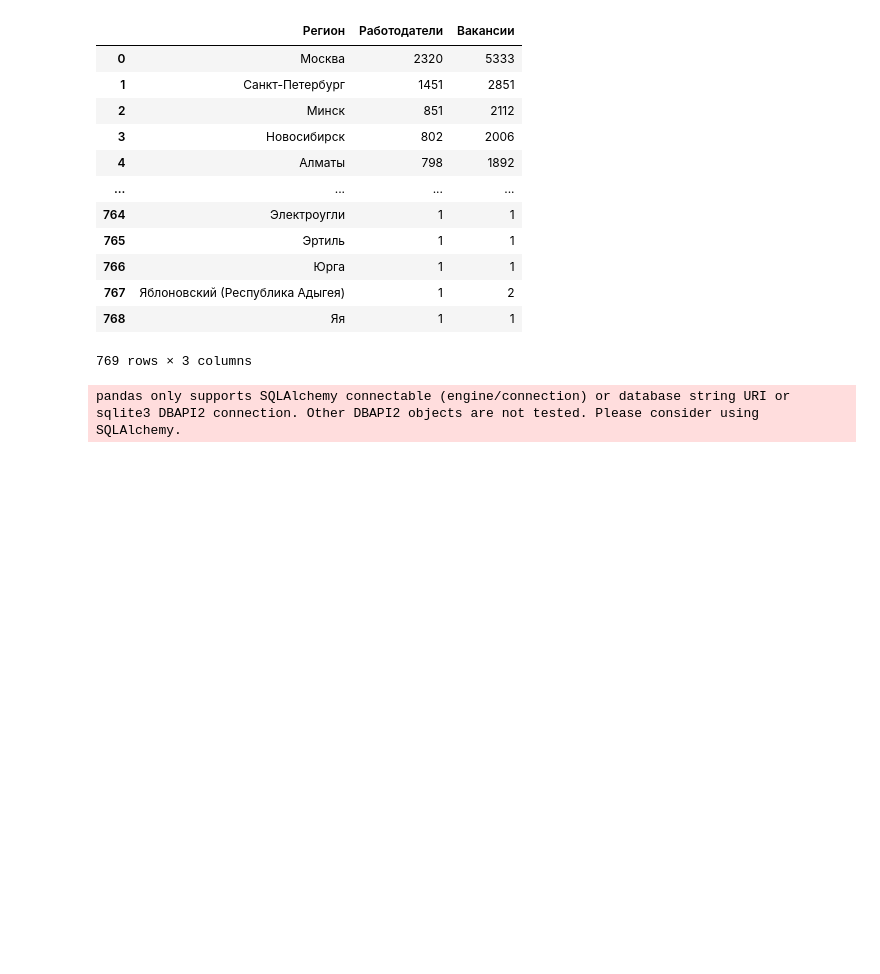
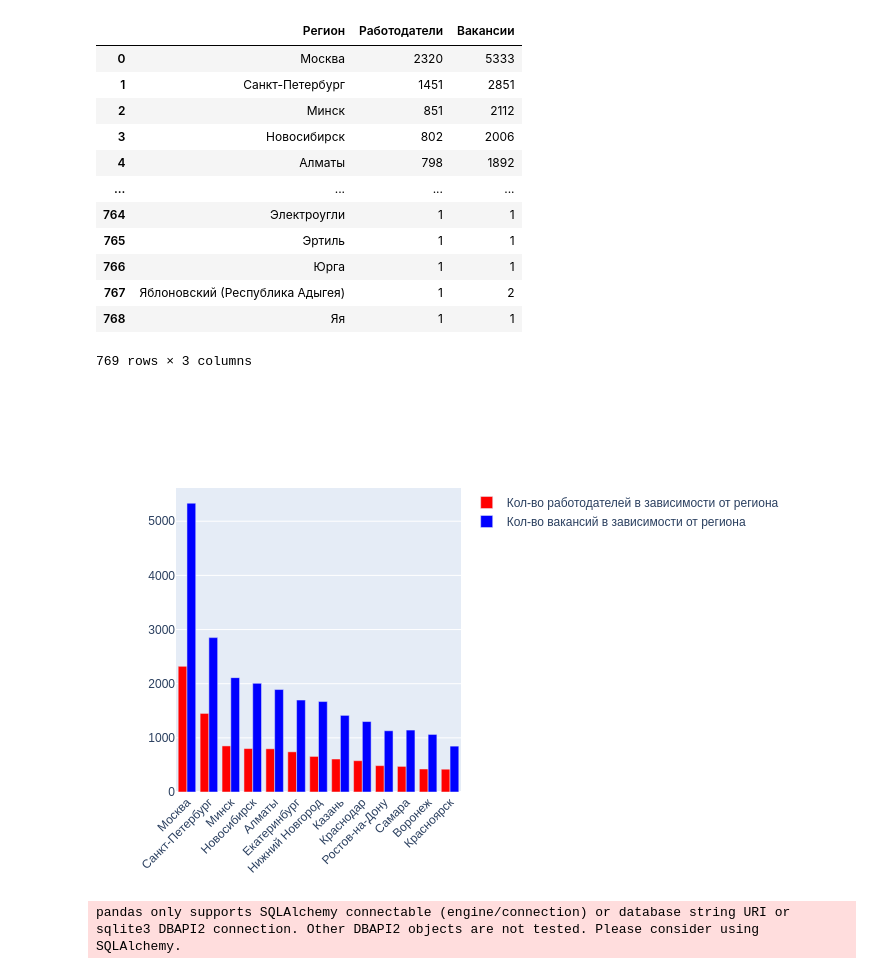
Before and after one commit to HunterV1rus/SF_DS, a Jupyter notebook: Skillfactory/Project_2/Project_2_Ноутбук_шаблон.ipynb, the cells around one changed output. Cells and saved outputs as stored; diff of their text form; code cells hidden in the pictures; blank space fills up the shorter version.

```diff
--- a/Skillfactory/Project_2/Project_2_Ноутбук_шаблон.ipynb
+++ b/Skillfactory/Project_2/Project_2_Ноутбук_шаблон.ipynb
@@ -303,6 +338,26 @@ pandas only supports SQLAlchemy connectable (engine/connection) or database stri
 | 767 | Яблоновский (Республика Адыгея) | 1 | 2 |
 | 768 | Яя | 1 | 1 |
 769 rows × 3 columns
+# %%
+fig = go.Figure()
+
+fig.add_trace(go.Bar(
+    x=df[df['Работодатели']>400]['Регион'],
+    y=df['Работодатели'],
+    marker_color='red',
+    name='Кол-во работодателей в зависимости от региона'
+))
+fig.add_trace(go.Bar(
+    x=df[df['Работодатели']>400]['Регион'],
+    y=df['Вакансии'],
+    marker_color='blue',
+    name='Кол-во вакансий в зависимости от региона'
+))
+
+fig.update_layout(barmode='group', xaxis_tickangle=-45)
+fig.show("png")
+# %% [output]
+[figure, added]
 # %%
 # текст предыдущего запроса, который мы усовершенствовали тем, что теперь ищем самый богатый работодателями регион, в котором нет вакансий
 query_5_2_2 = f'''
```
Also changed, not shown: parts of 40 cells of this notebook.
